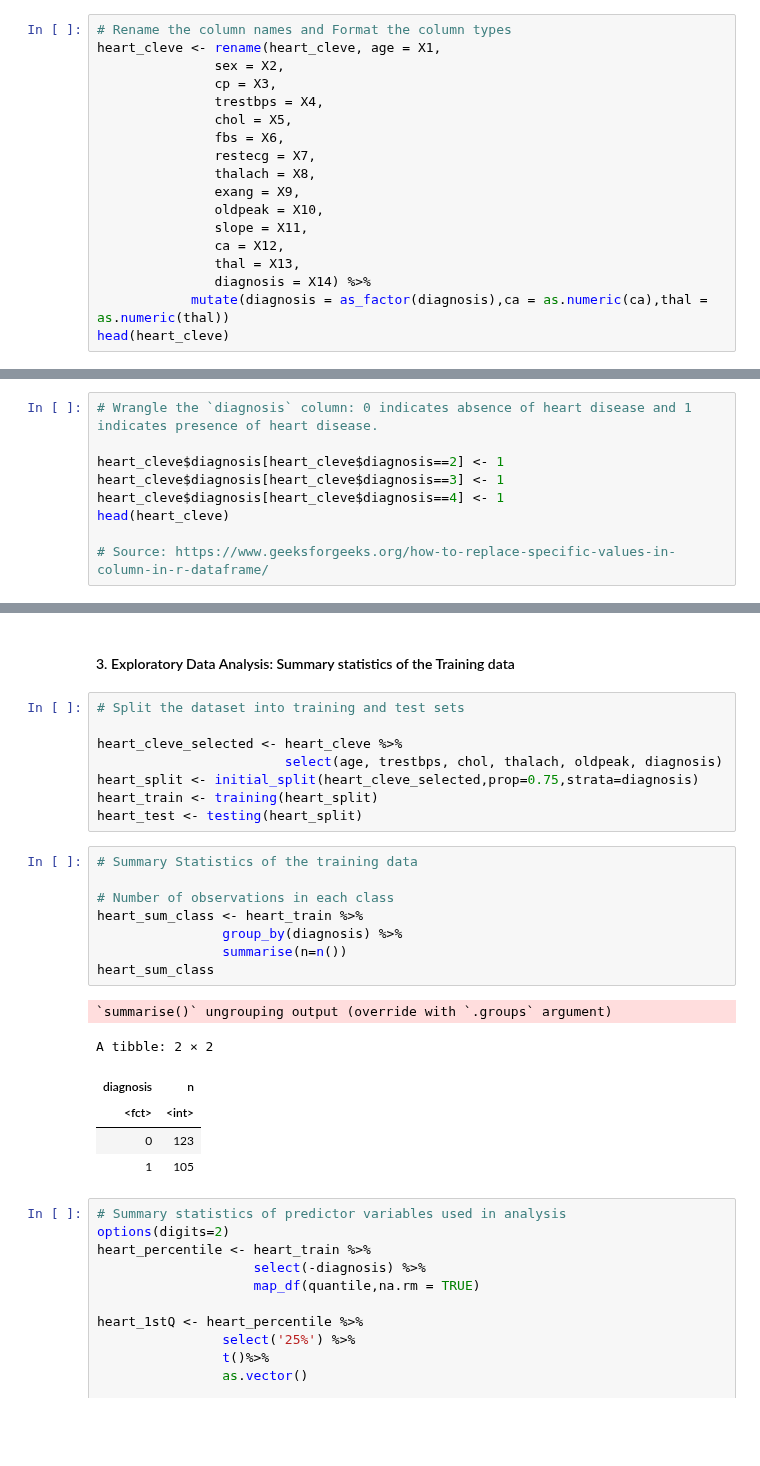
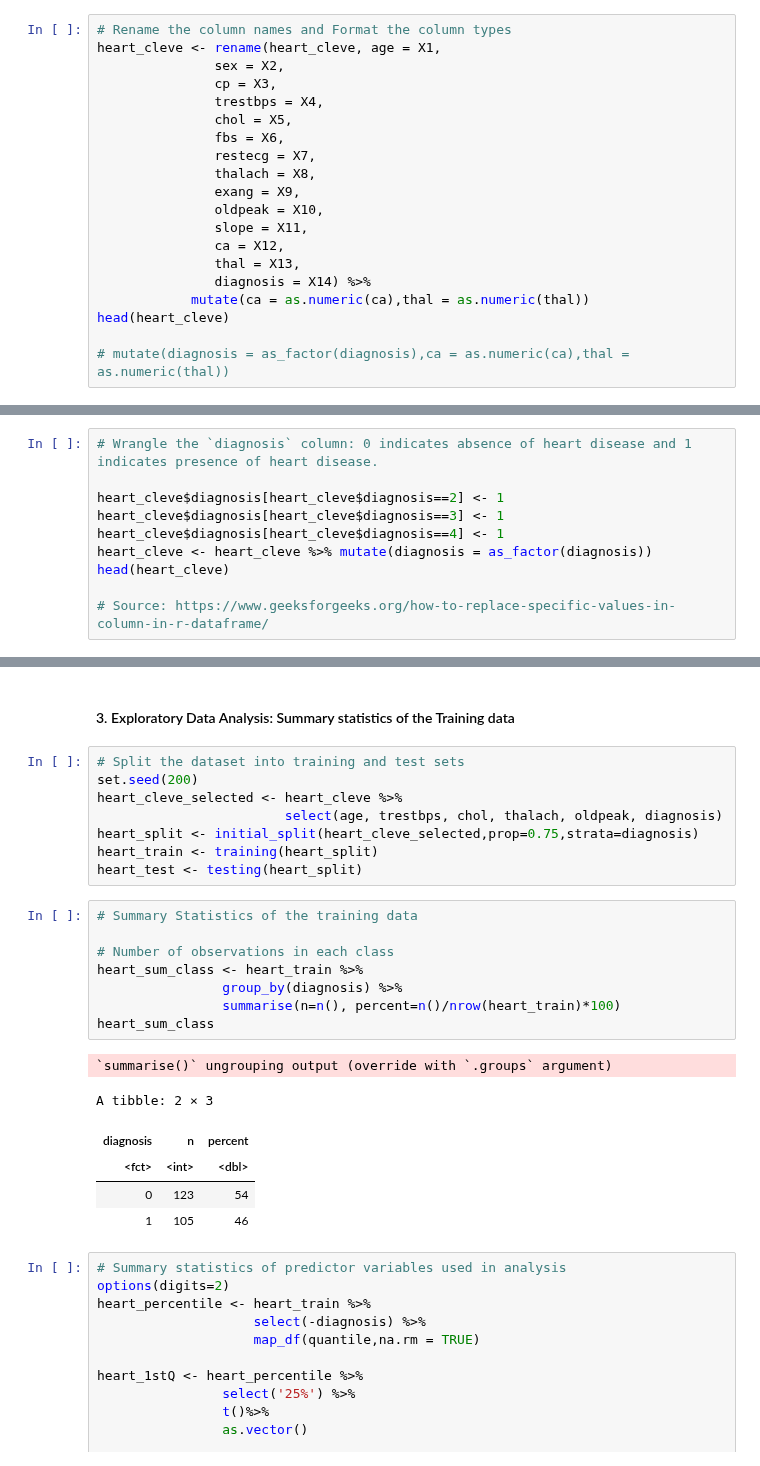
Before and after one commit to acholj/Updated-DSCI-Group-Project, a Jupyter notebook: Heart_Disease_Report.ipynb, the cells around one changed output, grey strips where cells are left out. Cells and saved outputs as stored; diff of their text form; blank space fills up the shorter version.

```diff
--- a/Heart_Disease_Report.ipynb
+++ b/Heart_Disease_Report.ipynb
@@ -66,8 +66,10 @@ heart_cleve <- rename(heart_cleve, age = X1,
                ca = X12,
                thal = X13,
                diagnosis = X14) %>%
-            mutate(diagnosis = as_factor(diagnosis),ca = as.numeric(ca),thal = as.numeric(thal))
+            mutate(ca = as.numeric(ca),thal = as.numeric(thal))
 head(heart_cleve)
+
+# mutate(diagnosis = as_factor(diagnosis),ca = as.numeric(ca),thal = as.numeric(thal))
 # %% [output]
 Warning message:
 “Problem with `mutate()` input `ca`.
@@ -96,6 +98,7 @@ A tibble: 6 × 14
 heart_cleve$diagnosis[heart_cleve$diagnosis==2] <- 1
 heart_cleve$diagnosis[heart_cleve$diagnosis==3] <- 1
 heart_cleve$diagnosis[heart_cleve$diagnosis==4] <- 1
+heart_cleve <- heart_cleve %>% mutate(diagnosis = as_factor(diagnosis))
 head(heart_cleve)
 
 # Source: https://www.geeksforgeeks.org/how-to-replace-specific-values-in-column-in-r-dataframe/
@@ -113,7 +116,7 @@ A tibble: 6 × 14
 #### 3. Exploratory Data Analysis: Summary statistics of the Training data
 # %%
 # Split the dataset into training and test sets
-
+set.seed(200)
 heart_cleve_selected <- heart_cleve %>%
                         select(age, trestbps, chol, thalach, oldpeak, diagnosis)
 heart_split <- initial_split(heart_cleve_selected,prop=0.75,strata=diagnosis)
@@ -122,18 +125,18 @@ heart_test <- testing(heart_split)
 # %%
 # Summary Statistics of the training data
 
 # Number of observations in each class
 heart_sum_class <- heart_train %>%
                 group_by(diagnosis) %>%
-                summarise(n=n())
+                summarise(n=n(), percent=n()/nrow(heart_train)*100)
 heart_sum_class
 # %% [output]
 `summarise()` ungrouping output (override with `.groups` argument)
-A tibble: 2 × 2
+A tibble: 2 × 3
-| diagnosis | n |
-| <fct> | <int> |
-| 0 | 123 |
-| 1 | 105 |
+| diagnosis | n | percent |
+| <fct> | <int> | <dbl> |
+| 0 | 123 | 54 |
+| 1 | 105 | 46 |
 # %%
 # Summary statistics of predictor variables used in analysis
 options(digits=2)
```
Also changed, not shown: parts of 3 cells of this notebook.
